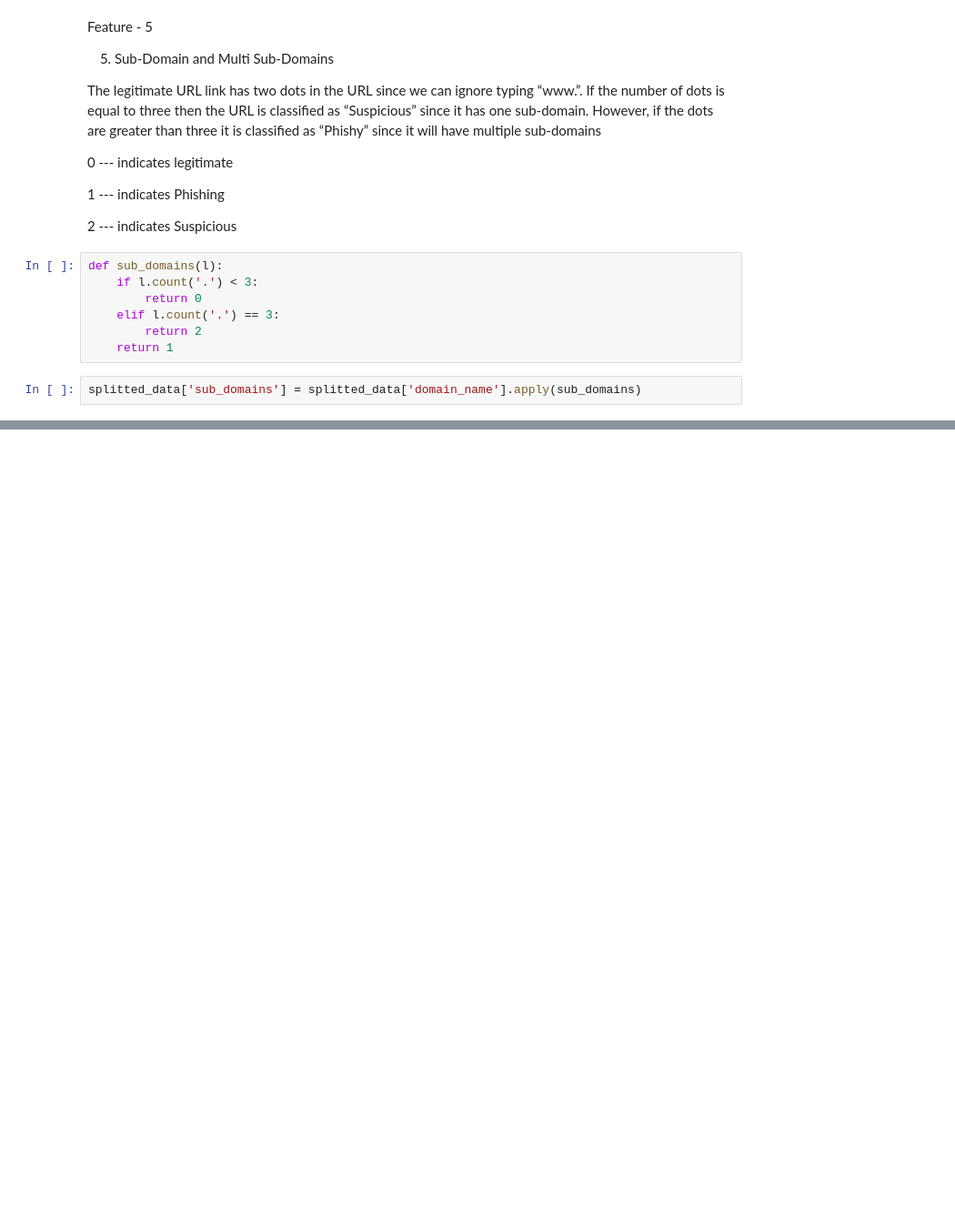
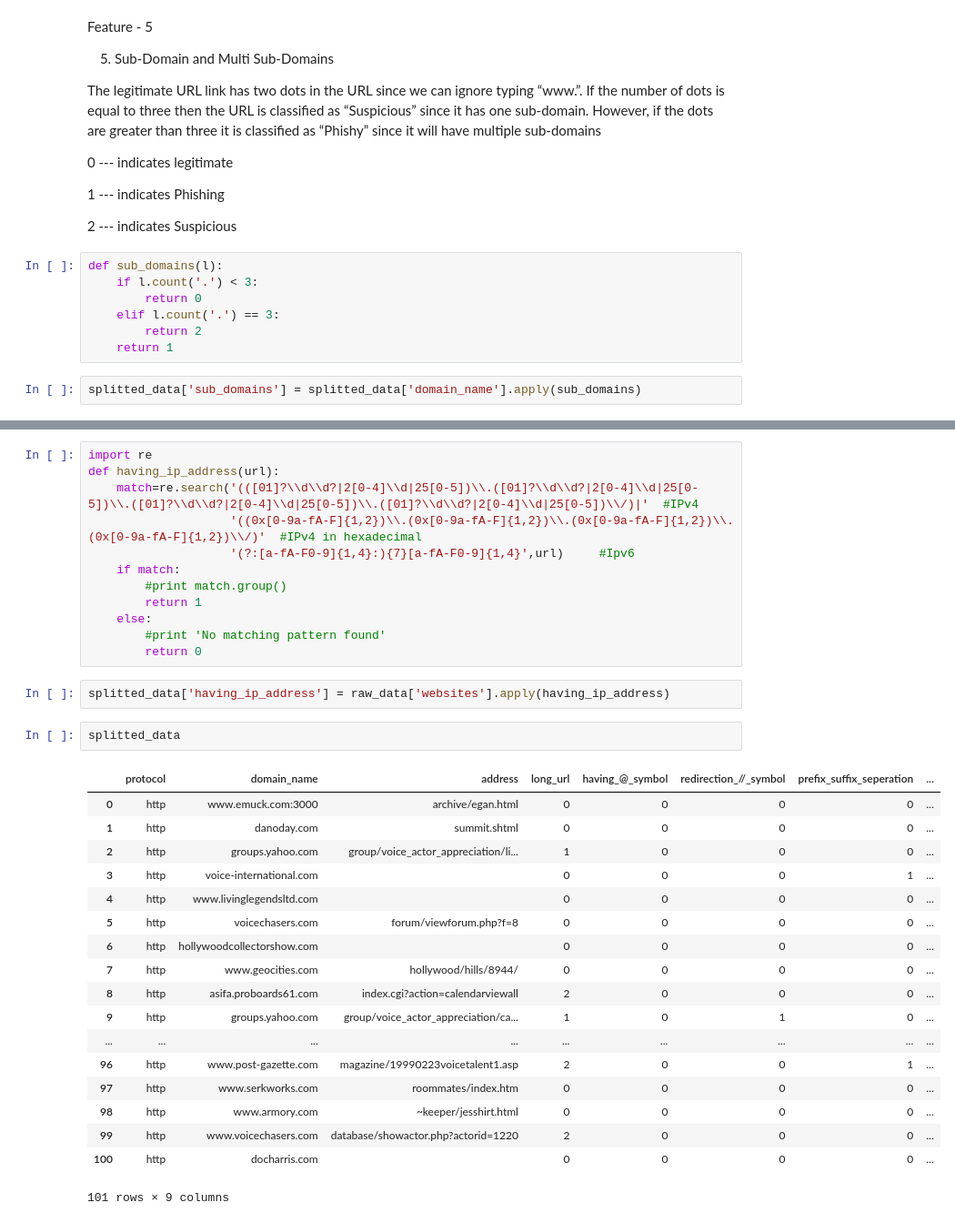
Before and after one commit to chamanthmvs/Phishing-Website-Detection, a Jupyter notebook: Phishing Website Detection.ipynb, the cells around one changed output, grey strips where cells are left out. Shown: that part at 91% size. Drawn from its saved outputs; the diff is of its cells as text; blank space fills up the shorter version.

```diff
--- a/Phishing Website Detection.ipynb
+++ b/Phishing Website Detection.ipynb
@@ -309,0 +325,35 @@ splitted_data
+# %%
+import re
+def having_ip_address(url):
+    match=re.search('(([01]?\\d\\d?|2[0-4]\\d|25[0-5])\\.([01]?\\d\\d?|2[0-4]\\d|25[0-5])\\.([01]?\\d\\d?|2[0-4]\\d|25[0-5])\\.([01]?\\d\\d?|2[0-4]\\d|25[0-5])\\/)|'  #IPv4
+                    '((0x[0-9a-fA-F]{1,2})\\.(0x[0-9a-fA-F]{1,2})\\.(0x[0-9a-fA-F]{1,2})\\.(0x[0-9a-fA-F]{1,2})\\/)'  #IPv4 in hexadecimal
+                    '(?:[a-fA-F0-9]{1,4}:){7}[a-fA-F0-9]{1,4}',url)     #Ipv6
+    if match:
+        #print match.group()
+        return 1
+    else:
+        #print 'No matching pattern found'
+        return 0
+# %%
+splitted_data['having_ip_address'] = raw_data['websites'].apply(having_ip_address)
+# %%
+splitted_data
+# %% [output]
+|  | protocol | domain_name | address | long_url | having_@_symbol | redirection_//_symbol | prefix_suffix_seperation | ... |
+| 0 | http | www.emuck.com:3000 | archive/egan.html | 0 | 0 | 0 | 0 | ... |
+| 1 | http | danoday.com | summit.shtml | 0 | 0 | 0 | 0 | ... |
+| 2 | http | groups.yahoo.com | group/voice_actor_appreciation/li... | 1 | 0 | 0 | 0 | ... |
+| 3 | http | voice-international.com |  | 0 | 0 | 0 | 1 | ... |
+| 4 | http | www.livinglegendsltd.com |  | 0 | 0 | 0 | 0 | ... |
+| 5 | http | voicechasers.com | forum/viewforum.php?f=8 | 0 | 0 | 0 | 0 | ... |
+| 6 | http | hollywoodcollectorshow.com |  | 0 | 0 | 0 | 0 | ... |
+| 7 | http | www.geocities.com | hollywood/hills/8944/ | 0 | 0 | 0 | 0 | ... |
+| 8 | http | asifa.proboards61.com | index.cgi?action=calendarviewall | 2 | 0 | 0 | 0 | ... |
+| 9 | http | groups.yahoo.com | group/voice_actor_appreciation/ca... | 1 | 0 | 1 | 0 | ... |
+| ... | ... | ... | ... | ... | ... | ... | ... | ... |
+| 96 | http | www.post-gazette.com | magazine/19990223voicetalent1.asp | 2 | 0 | 0 | 1 | ... |
+| 97 | http | www.serkworks.com | roommates/index.htm | 0 | 0 | 0 | 0 | ... |
+| 98 | http | www.armory.com | ~keeper/jesshirt.html | 0 | 0 | 0 | 0 | ... |
+| 99 | http | www.voicechasers.com | database/showactor.php?actorid=1220 | 2 | 0 | 0 | 0 | ... |
+| 100 | http | docharris.com |  | 0 | 0 | 0 | 0 | ... |
+101 rows × 9 columns
```
Also changed, not shown: parts of 47 cells of this notebook.
